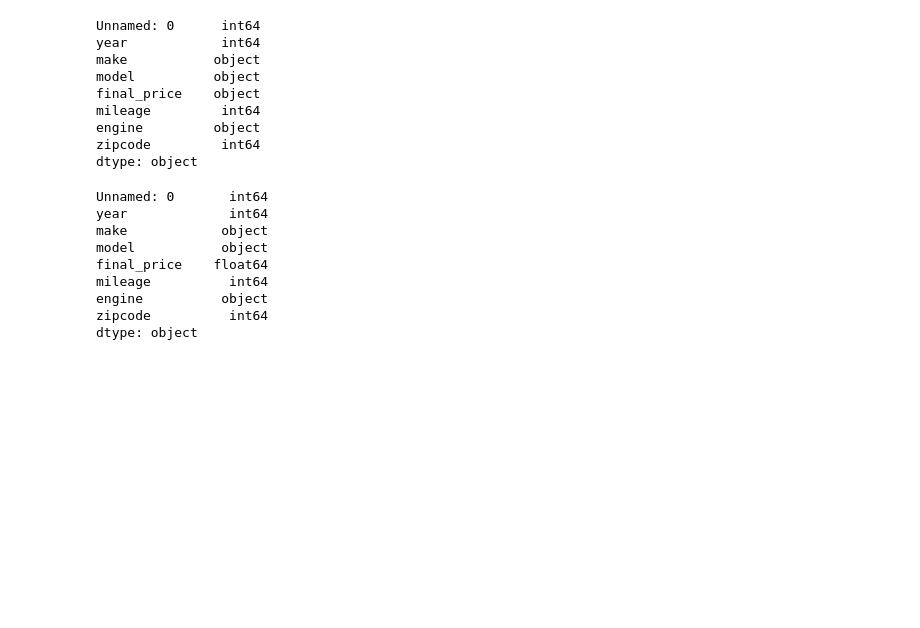
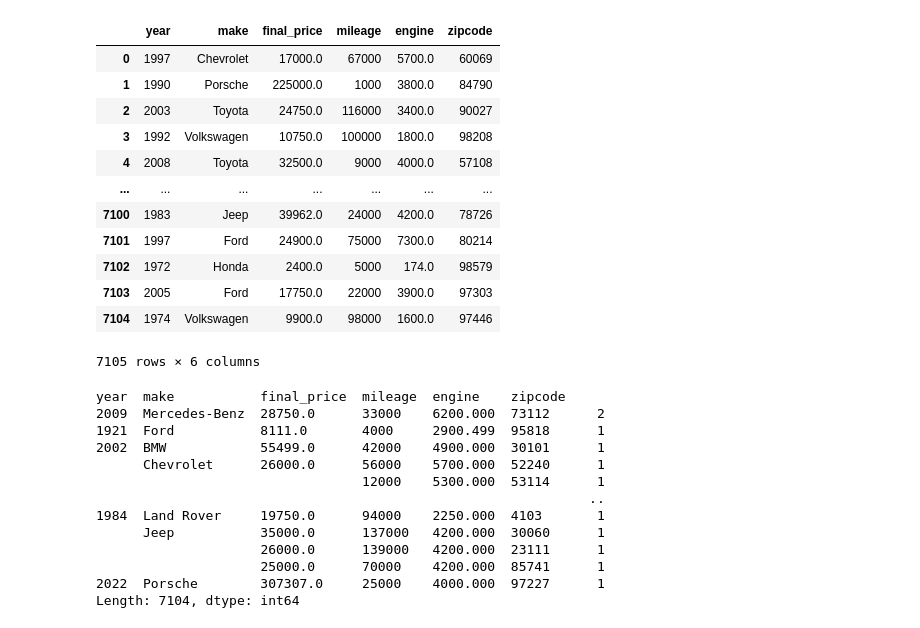
Before and after one commit to Mcusac/Project-4, a Jupyter notebook: CarModel.ipynb, the cells around one changed output. Cells and saved outputs as stored; diff of their text form; code cells hidden in the pictures; blank space fills up the shorter version.

Commit message:
so many models its a runway

```diff
--- a/CarModel.ipynb
+++ b/CarModel.ipynb
@@ -23,32 +29,38 @@ train_df.head()
 # %%
 conn.close()
-# %%
-train_df.dtypes
-# %% [output]
-Unnamed: 0      int64
-year            int64
-make           object
-model          object
-final_price    object
-mileage         int64
-engine         object
-zipcode         int64
-dtype: object
-# %%
-train_df = train_df[train_df.year <= 2200]
-train_df = train_df[train_df.mileage <= 300000]
 # %%
 train_df['final_price']=(train_df['final_price'].replace( '[\$,)]','', regex=True )
                .replace( '[(]','-',   regex=True ).astype(float))
+# %%
+train_df = train_df.drop(['model', 'engine string', 'Unnamed: 0'], axis='columns')
+train_df
+# %% [output]
+|  | year | make | final_price | mileage | engine | zipcode |
+| 0 | 1997 | Chevrolet | 17000.0 | 67000 | 5700.0 | 60069 |
+| 1 | 1990 | Porsche | 225000.0 | 1000 | 3800.0 | 84790 |
+| 2 | 2003 | Toyota | 24750.0 | 116000 | 3400.0 | 90027 |
+| 3 | 1992 | Volkswagen | 10750.0 | 100000 | 1800.0 | 98208 |
+| 4 | 2008 | Toyota | 32500.0 | 9000 | 4000.0 | 57108 |
+| ... | ... | ... | ... | ... | ... | ... |
+| 7100 | 1983 | Jeep | 39962.0 | 24000 | 4200.0 | 78726 |
+| 7101 | 1997 | Ford | 24900.0 | 75000 | 7300.0 | 80214 |
+| 7102 | 1972 | Honda | 2400.0 | 5000 | 174.0 | 98579 |
+| 7103 | 2005 | Ford | 17750.0 | 22000 | 3900.0 | 97303 |
+| 7104 | 1974 | Volkswagen | 9900.0 | 98000 | 1600.0 | 97446 |
+7105 rows × 6 columns
 # %%
-train_df.dtypes
+train_df.value_counts()
 # %% [output]
-Unnamed: 0       int64
-year             int64
-make            object
-model           object
-final_price    float64
-mileage          int64
-engine          object
-zipcode          int64
-dtype: object
+year  make           final_price  mileage  engine    zipcode
+2009  Mercedes-Benz  28750.0      33000    6200.000  73112      2
+1921  Ford           8111.0       4000     2900.499  95818      1
+2002  BMW            55499.0      42000    4900.000  30101      1
+      Chevrolet      26000.0      56000    5700.000  52240      1
+                                  12000    5300.000  53114      1
+                                                               ..
+1984  Land Rover     19750.0      94000    2250.000  4103       1
+      Jeep           35000.0      137000   4200.000  30060      1
+                     26000.0      139000   4200.000  23111      1
+                     25000.0      70000    4200.000  85741      1
+2022  Porsche        307307.0     25000    4000.000  97227      1
+Length: 7104, dtype: int64
```
Also changed, not shown: parts of 21 cells of this notebook, 1 other file.
